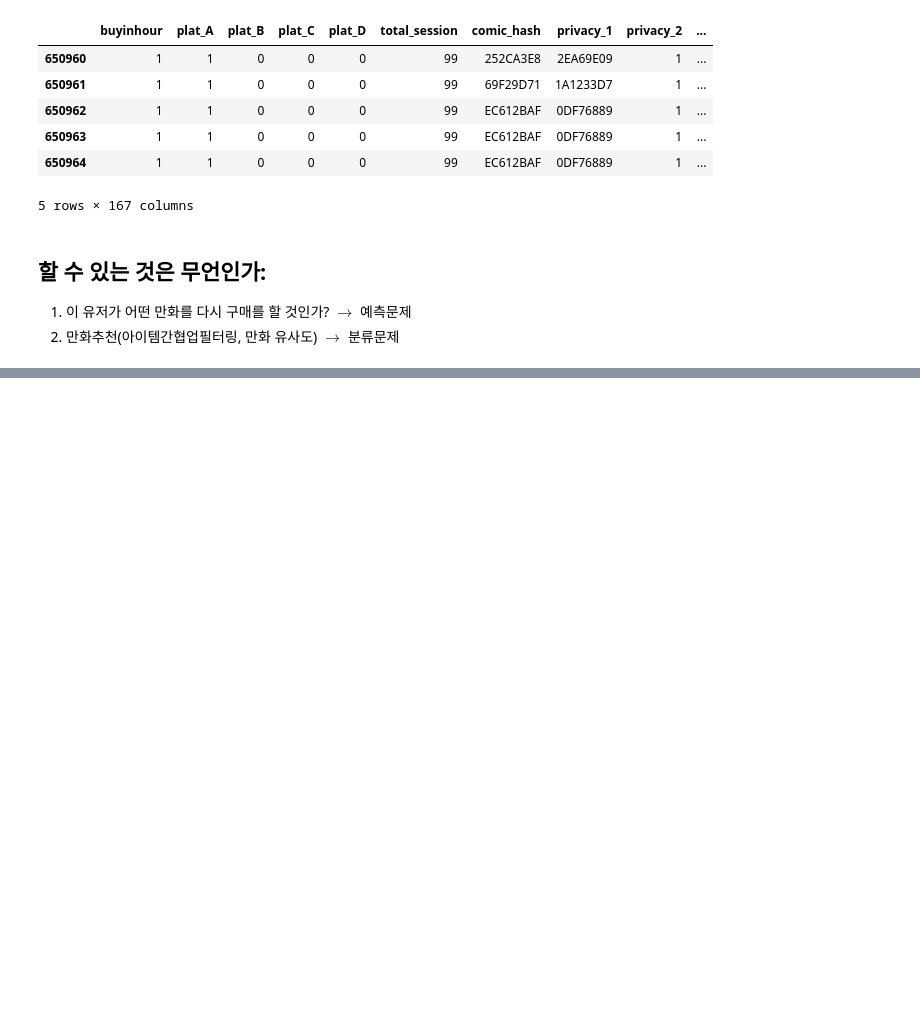
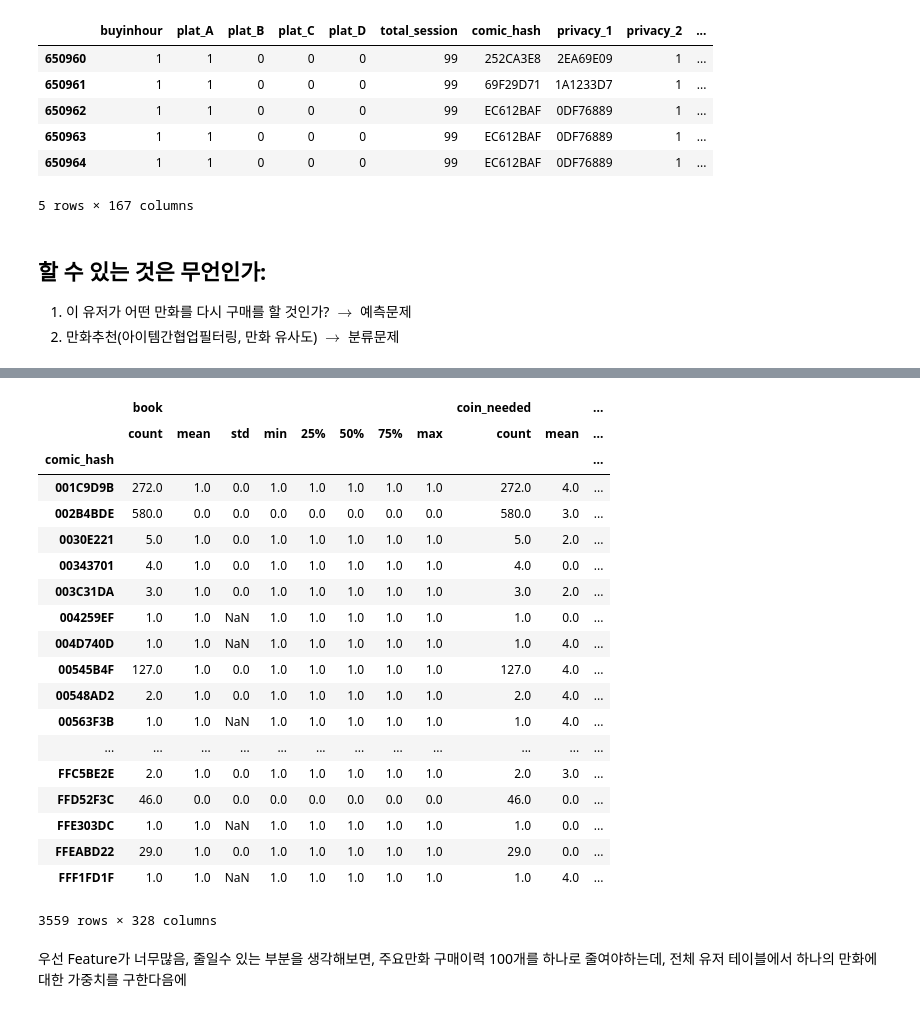
Before and after one commit to simonjisu/regincomics_data, a Jupyter notebook: Untitled.ipynb, the cells around one changed output, grey strips where cells are left out. Drawn from its saved outputs; the diff is of its cells as text; code cells hidden in the pictures; blank space fills up the shorter version.

```diff
--- a/Untitled.ipynb
+++ b/Untitled.ipynb
@@ -78,0 +117,2 @@ data.tail()
+# %%
+df_comic = data.loc[:, ['comic_hash', 'end', 'coin_needed', 'comic_tag1'] + column7 + column6 + column5 + column4]
@@ -78,0 +423,25 @@ data.tail()
+# %%
+df_comic.groupby(['comic_hash'])['coin_needed','last_episode', ]
+# %% [output]
+|  | book |  |  |  |  |  |  |  | coin_needed |  | ... |
+|  | count | mean | std | min | 25% | 50% | 75% | max | count | mean | ... |
+| comic_hash |  |  |  |  |  |  |  |  |  |  | ... |
+| 001C9D9B | 272.0 | 1.0 | 0.0 | 1.0 | 1.0 | 1.0 | 1.0 | 1.0 | 272.0 | 4.0 | ... |
+| 002B4BDE | 580.0 | 0.0 | 0.0 | 0.0 | 0.0 | 0.0 | 0.0 | 0.0 | 580.0 | 3.0 | ... |
+| 0030E221 | 5.0 | 1.0 | 0.0 | 1.0 | 1.0 | 1.0 | 1.0 | 1.0 | 5.0 | 2.0 | ... |
+| 00343701 | 4.0 | 1.0 | 0.0 | 1.0 | 1.0 | 1.0 | 1.0 | 1.0 | 4.0 | 0.0 | ... |
+| 003C31DA | 3.0 | 1.0 | 0.0 | 1.0 | 1.0 | 1.0 | 1.0 | 1.0 | 3.0 | 2.0 | ... |
+| 004259EF | 1.0 | 1.0 | NaN | 1.0 | 1.0 | 1.0 | 1.0 | 1.0 | 1.0 | 0.0 | ... |
+| 004D740D | 1.0 | 1.0 | NaN | 1.0 | 1.0 | 1.0 | 1.0 | 1.0 | 1.0 | 4.0 | ... |
+| 00545B4F | 127.0 | 1.0 | 0.0 | 1.0 | 1.0 | 1.0 | 1.0 | 1.0 | 127.0 | 4.0 | ... |
+| 00548AD2 | 2.0 | 1.0 | 0.0 | 1.0 | 1.0 | 1.0 | 1.0 | 1.0 | 2.0 | 4.0 | ... |
+| 00563F3B | 1.0 | 1.0 | NaN | 1.0 | 1.0 | 1.0 | 1.0 | 1.0 | 1.0 | 4.0 | ... |
+| ... | ... | ... | ... | ... | ... | ... | ... | ... | ... | ... | ... |
+| FFC5BE2E | 2.0 | 1.0 | 0.0 | 1.0 | 1.0 | 1.0 | 1.0 | 1.0 | 2.0 | 3.0 | ... |
+| FFD52F3C | 46.0 | 0.0 | 0.0 | 0.0 | 0.0 | 0.0 | 0.0 | 0.0 | 46.0 | 0.0 | ... |
+| FFE303DC | 1.0 | 1.0 | NaN | 1.0 | 1.0 | 1.0 | 1.0 | 1.0 | 1.0 | 0.0 | ... |
+| FFEABD22 | 29.0 | 1.0 | 0.0 | 1.0 | 1.0 | 1.0 | 1.0 | 1.0 | 29.0 | 0.0 | ... |
+| FFF1FD1F | 1.0 | 1.0 | NaN | 1.0 | 1.0 | 1.0 | 1.0 | 1.0 | 1.0 | 4.0 | ... |
+3559 rows × 328 columns
+# %% [markdown]
+우선 Feature가 너무많음, 줄일수 있는 부분을 생각해보면, 주요만화 구매이력 100개를 하나로 줄여야하는데, 전체 유저 테이블에서 하나의 만화에 대한 가중치를 구한다음에
```
Also changed, not shown: parts of 62 cells of this notebook.
